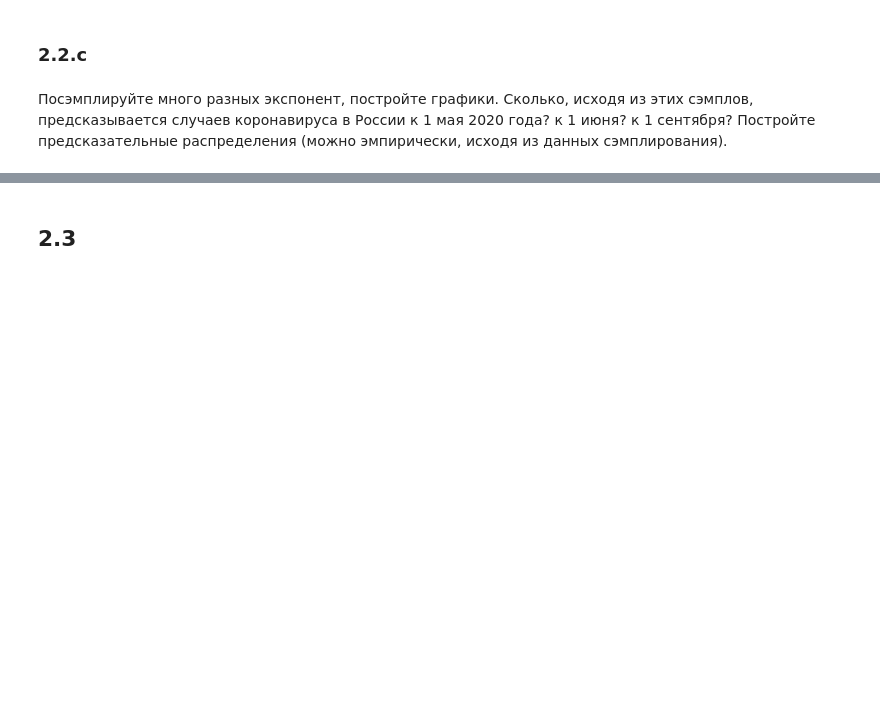
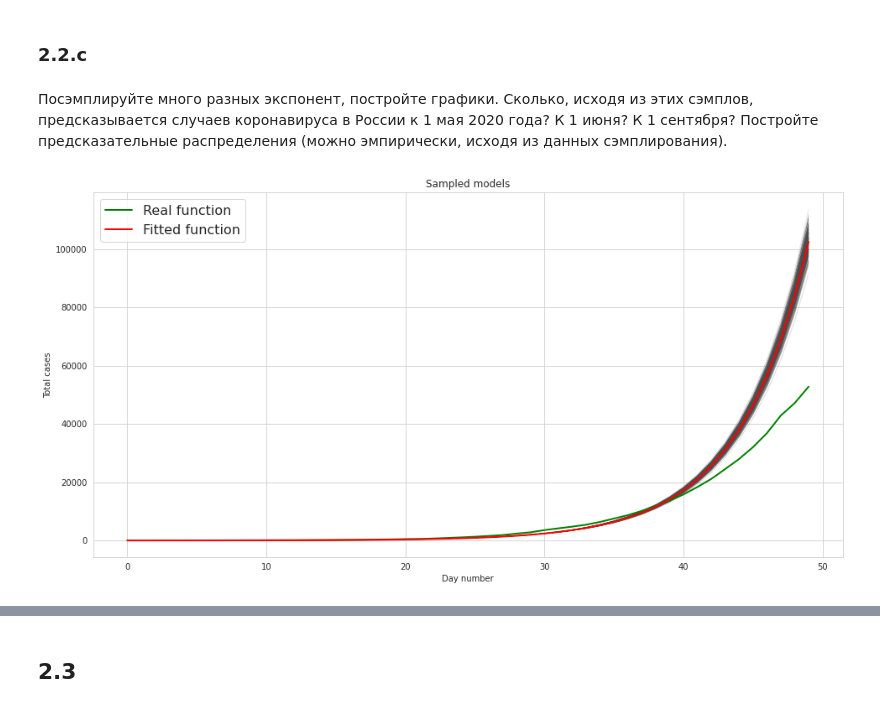
Before and after one commit to Illumaria/made-advanced-machine-learning, a Jupyter notebook: assignment_01.ipynb, the cells around one changed output, grey strips where cells are left out. Cells and saved outputs as stored; diff of their text form; code cells hidden in the pictures; blank space fills up the shorter version.

```diff
--- a/assignment_01.ipynb
+++ b/assignment_01.ipynb
@@ -319,4 +319,22 @@ W variance:
 # %% [markdown]
 ### 2.2.c
 # %% [markdown]
-Посэмплируйте много разных экспонент, постройте графики. Сколько, исходя из этих сэмплов, предсказывается случаев коронавируса в России к 1 мая 2020 года? к 1 июня? к 1 сентября? Постройте предсказательные распределения (можно эмпирически, исходя из данных сэмплирования).
+Посэмплируйте много разных экспонент, постройте графики. Сколько, исходя из этих сэмплов, предсказывается случаев коронавируса в России к 1 мая 2020 года? К 1 июня? К 1 сентября? Постройте предсказательные распределения (можно эмпирически, исходя из данных сэмплирования).
+# %%
+n_samples = 500
+w = np.random.multivariate_normal(mu, sigma, n_samples)
+# %%
+plt.figure(figsize=figsize)
+plt.title("Sampled models")
+for i in range(n_samples):
+    plt.plot(russia_train["day"], np.exp(x.dot(w[i])),
+             color="0.3", linewidth=.1)
+plt.plot(russia_train["day"], russia_train["total_cases"],
+         label="Real function", color="g", linewidth=2)
+plt.plot(russia_train["day"], np.exp(prediction),
+         label="Fitted function", color="r", linewidth=2)
+plt.xlabel("Day number")
+plt.ylabel("Total cases")
+plt.legend(fontsize=legend_fontsize);
+# %% [output]
+[figure, added]
```
Also changed, not shown: parts of 22 cells of this notebook.
